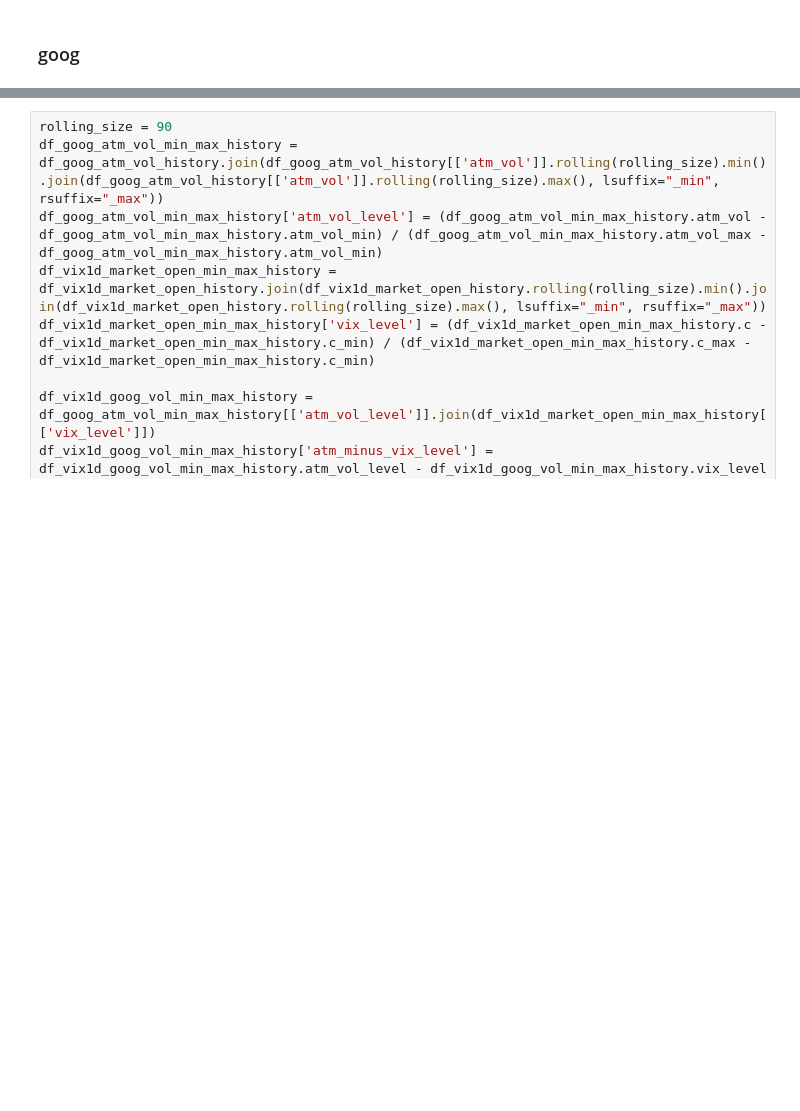
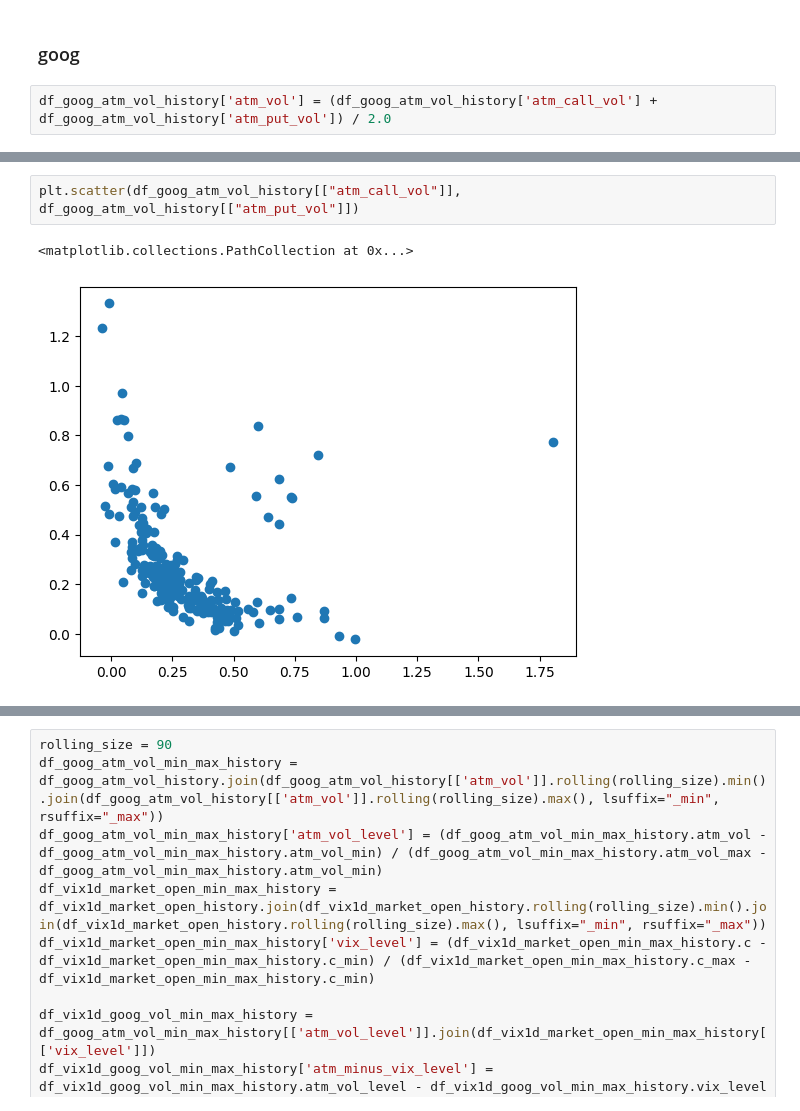
Before and after one commit to sculd/volatility_trading, a Jupyter notebook: sandbox_options.ipynb, the cells around one changed output, grey strips where cells are left out. Saved outputs shown, nothing was run; the diff lists cells and outputs as text; blank space fills up the shorter version.

Commit message:
update call / put more detail

```diff
--- a/sandbox_options.ipynb
+++ b/sandbox_options.ipynb
@@ -157,5 +157,7 @@ plt.plot([-10, 10], [-10, 10], 'k-', color = 'r')
 ## min max level logic
 # %% [markdown]
 ### goog
+# %%
+df_goog_atm_vol_history['atm_vol'] = (df_goog_atm_vol_history['atm_call_vol'] + df_goog_atm_vol_history['atm_put_vol']) / 2.0
 # %%
 df_goog_atm_call_vol_actual_change = df_goog_atm_vol_history[['atm_call_vol']].join(df_goog_market_open_close_history[['actual_change']])
@@ -171,3 +173,8 @@ plt.scatter(df_goog_atm_put_vol_actual_change[["atm_put_vol"]], df_goog_atm_vol_
 # %% [output]
 <matplotlib.collections.PathCollection at 0x...>
 [figure]
+# %%
+plt.scatter(df_goog_atm_vol_history[["atm_call_vol"]], df_goog_atm_vol_history[["atm_put_vol"]])
+# %% [output]
+<matplotlib.collections.PathCollection at 0x...>
+[figure, added]
```
Also changed, not shown: parts of 6 cells of this notebook.
